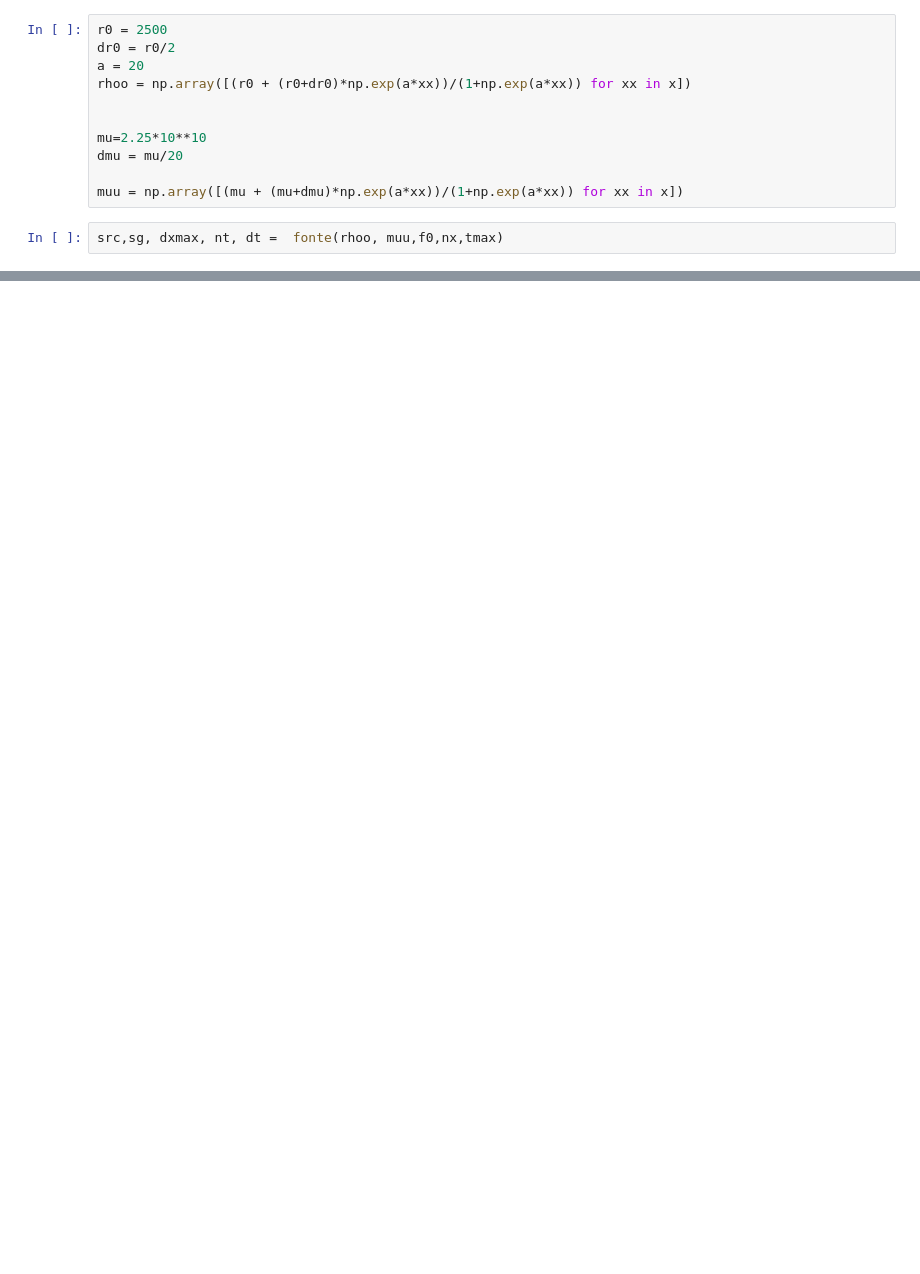
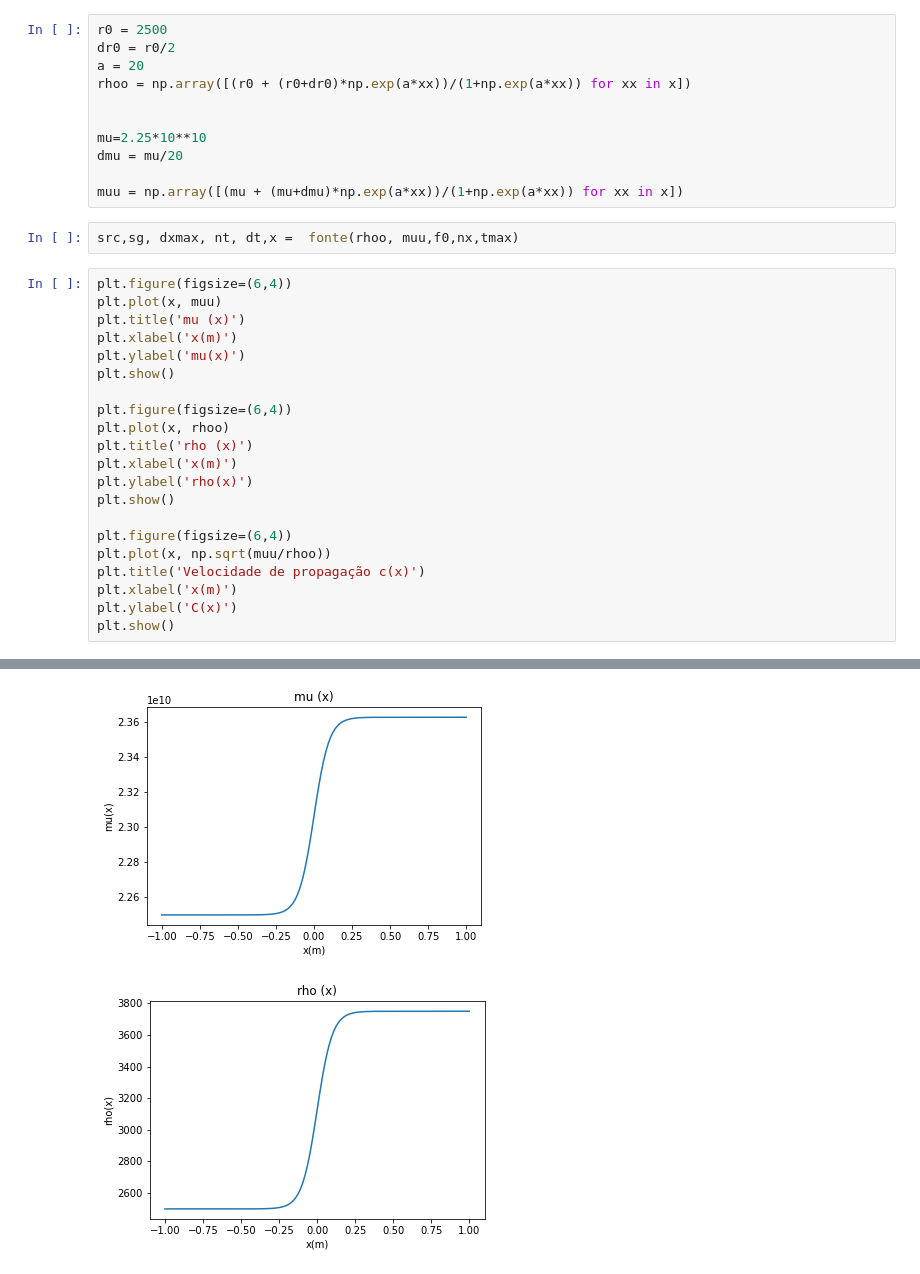
Before and after one commit to caua-veiga/Metodos-Computacionais-2022, a Jupyter notebook: TPC 3/TPC3_2022.ipynb, the cells around one changed output, grey strips where cells are left out. Saved outputs shown, nothing was run; the diff lists cells and outputs as text; blank space fills up the shorter version.

```diff
--- a/TPC 3/TPC3_2022.ipynb
+++ b/TPC 3/TPC3_2022.ipynb
@@ -201,4 +226,26 @@ dmu = mu/20
 
 muu = np.array([(mu + (mu+dmu)*np.exp(a*xx))/(1+np.exp(a*xx)) for xx in x])
 # %%
-src,sg, dxmax, nt, dt =  fonte(rhoo, muu,f0,nx,tmax)
+src,sg, dxmax, nt, dt,x =  fonte(rhoo, muu,f0,nx,tmax)
+# %%
+plt.figure(figsize=(6,4))
+plt.plot(x, muu)
+plt.title('mu (x)')
+plt.xlabel('x(m)')
+plt.ylabel('mu(x)')
+plt.show()
+
+plt.figure(figsize=(6,4))
+plt.plot(x, rhoo)
+plt.title('rho (x)')
+plt.xlabel('x(m)')
+plt.ylabel('rho(x)')
+plt.show()
+
+plt.figure(figsize=(6,4))
+plt.plot(x, np.sqrt(muu/rhoo))
+plt.title('Velocidade de propagação c(x)')
+plt.xlabel('x(m)')
+plt.ylabel('C(x)')
+plt.show()
+# %% [output]
@@ -204,0 +258,2 @@ src,sg, dxmax, nt, dt =  fonte(rhoo, muu,f0,nx,tmax)
+[figure, added]
+[figure, added]
```
Also changed, not shown: parts of 9 cells of this notebook, 2 other files.
